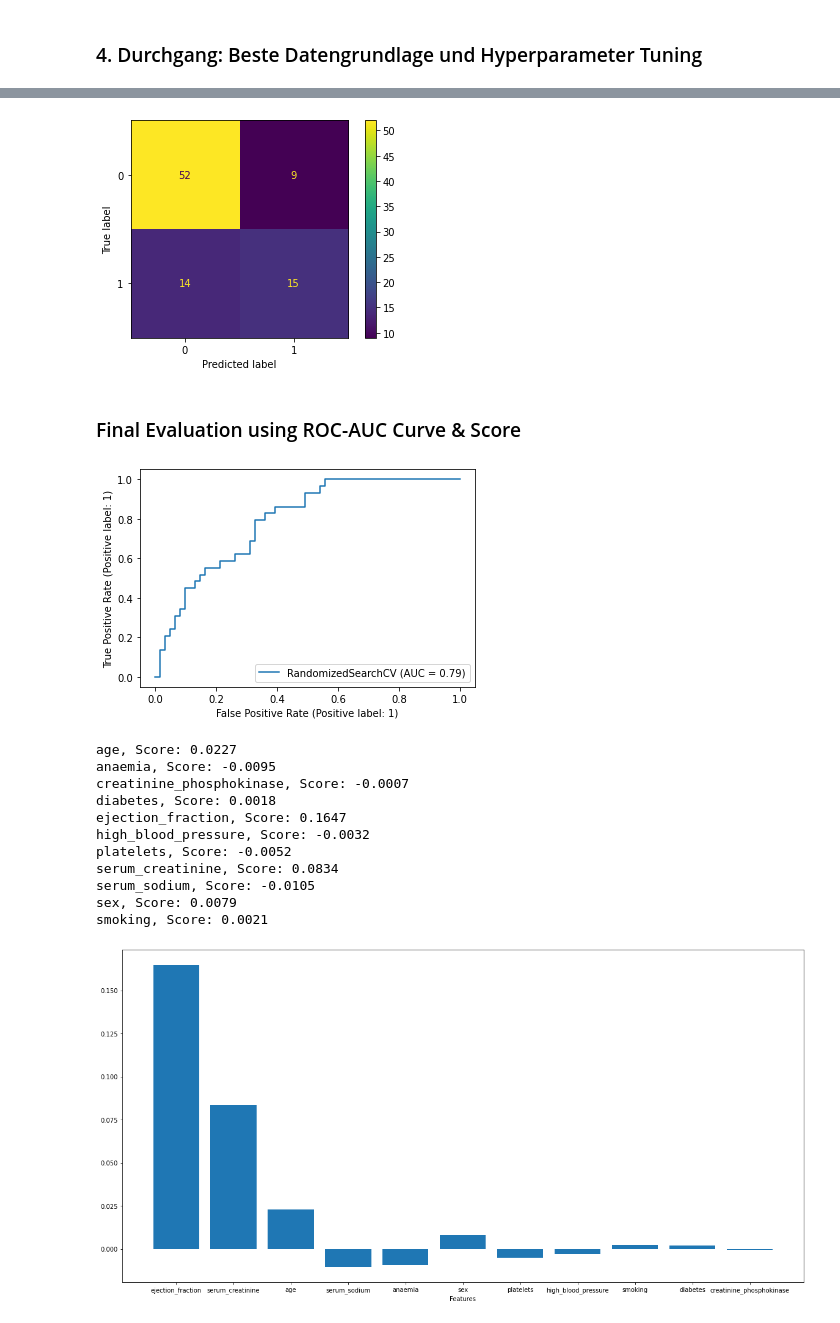
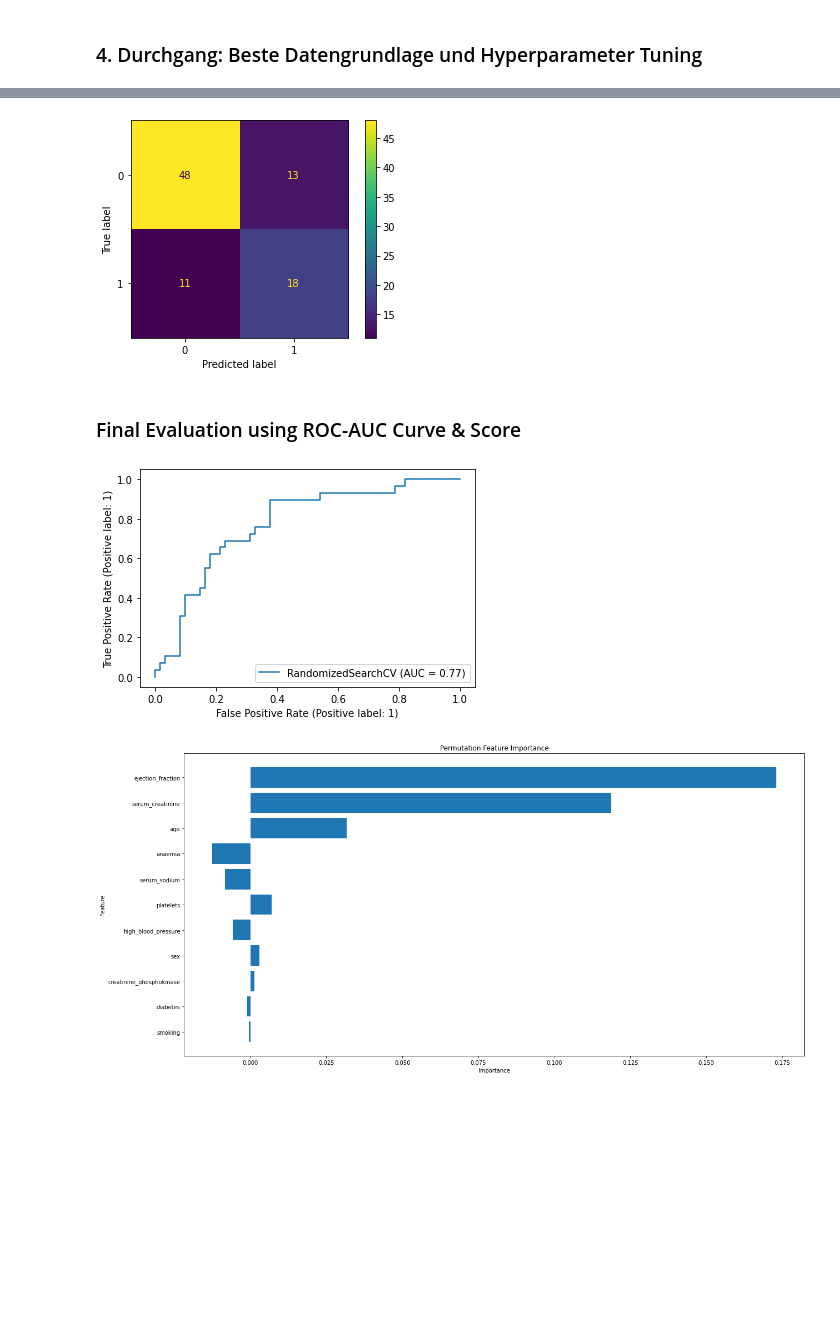
Before and after one commit to jopagel/Heart-Failure, a Jupyter notebook: RandomForest.ipynb, the cells around one changed output, grey strips where cells are left out. Cells and saved outputs as stored; diff of their text form; code cells hidden in the pictures; blank space fills up the shorter version.

Commit message:
final version random forest and discriminant analysis

```diff
--- a/RandomForest.ipynb
+++ b/RandomForest.ipynb
@@ -182,6 +188,6 @@ params = {
 # %%
-rf_tune = RandomForestClassifier()
-rf_tune = RandomizedSearchCV(rf_tune, param_grid, cv=2, scoring = "roc_auc")
-rf_tune.fit(X_train_sc,y_train)
+model_rf_tune = RandomForestClassifier()
+model_rf_tune = RandomizedSearchCV(model_rf_tune, grid, cv=2, scoring="roc_auc")
+model_rf_tune.fit(X_train_sm, y_train_sm)
 # %% [output]
 RandomizedSearchCV(cv=2, estimator=RandomForestClassifier(),
@@ -201,40 +220,27 @@ RandomForestClassifier(max_depth=8, min_samples_split=4, n_estimators=600)
 # %%
-plot_confusion_matrix(rf_tune, X_test_sc, y_test);
+plot_confusion_matrix(model_rf_tune, X_test_sc, y_test);
 # %% [output]
-[figure, old version]
+[figure, new version]
 # %% [markdown]
 ### Final Evaluation using ROC-AUC Curve & Score
 # %%
-plot_roc_curve(rf_tune, X_test_sc, y_test);
+plot_roc_curve(model_rf_tune, X_test_sc, y_test);
 # %% [output]
-[figure, old version]
+[figure, new version]
 # %%
+from sklearn.inspection import permutation_importance
+
 plt.figure(figsize=(20,10))
+results = permutation_importance(rf_tune, X_test_sc, y_test, scoring='roc_auc')
+importance = results.importances_mean
+importance_pairs = pd.DataFrame(zip(X_test.columns, importance), columns= ["feature", "importance"])
+importance_pairs.sort_values(by='importance', ascending=True, ignore_index=True, inplace=True, key=abs)
 
-# perform permutation importance
-results = permutation_importance(rf_tune, X_test_sc, y_test, scoring='roc_auc')
-# get importance
-importance = results.importances_mean
-# summarize feature importance
-importance_pairs = pd.DataFrame(zip(X_test.columns, importance), columns= ["feature", "importance"])
-importance_pairs.sort_values(by='importance', ascending=False, ignore_index=True, inplace=True, key=abs)
-
-for i,v in enumerate(importance):
-    print(f'{X_test.columns[i]}, Score: {np.round(v, decimals=4)}')
-# plot feature importance
-plt.bar(importance_pairs.iloc[:,0], importance_pairs.iloc[:,1])
-plt.xlabel("Features")
+plt.barh(importance_pairs.iloc[:,0], importance_pairs.iloc[:,1])
+plt.xlabel("Importance")
+plt.ylabel("Feature")
+# plt.rcParams.update({'font.size': 22})
+plt.title("Permutation Feature Importance")
 plt.show()
 # %% [output]
-age, Score: 0.0227
-anaemia, Score: -0.0095
-creatinine_phosphokinase, Score: -0.0007
-diabetes, Score: 0.0018
-ejection_fraction, Score: 0.1647
-high_blood_pressure, Score: -0.0032
-platelets, Score: -0.0052
-serum_creatinine, Score: 0.0834
-serum_sodium, Score: -0.0105
-sex, Score: 0.0079
-smoking, Score: 0.0021
-[figure, old version]
+[figure, new version]
```
Also changed, not shown: parts of 24 cells of this notebook, 1 other file.
